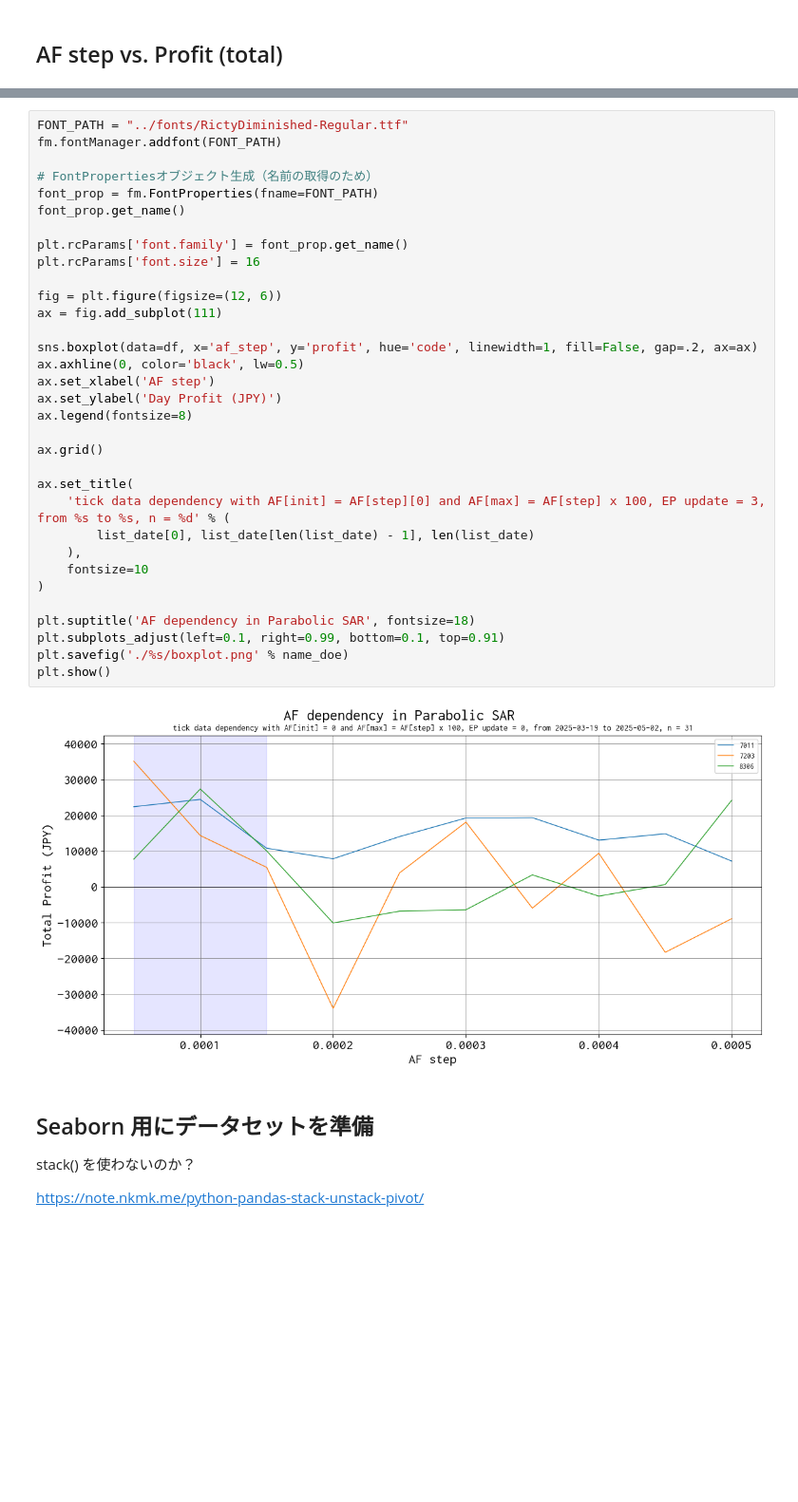
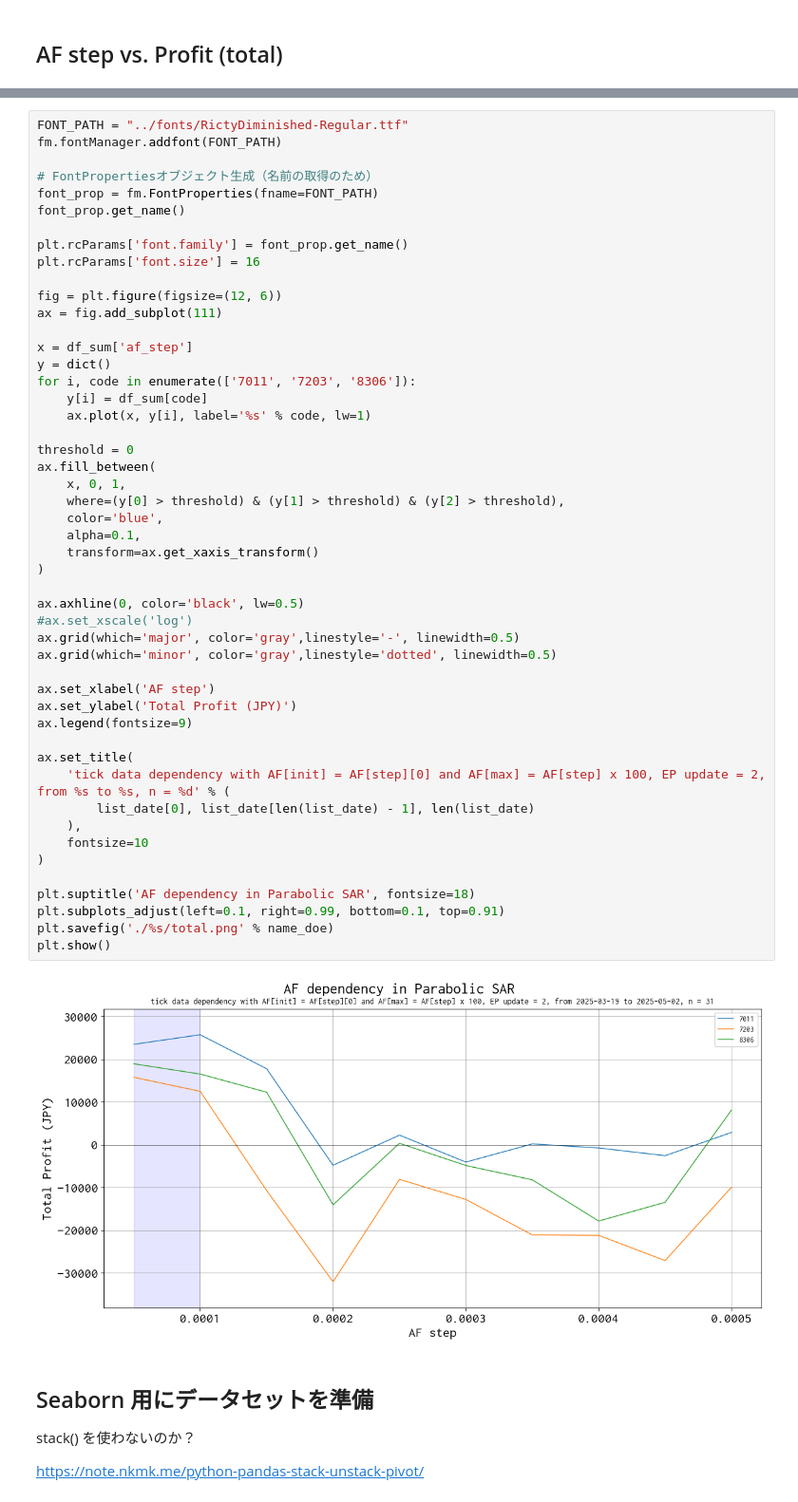
Before and after one commit to bitwalk123/day_trade_simulator, a Jupyter notebook: jupyter/exp_trial_002_epupd_3.ipynb, the cells around one changed output, grey strips where cells are left out. Shown at 95% size. Cells and saved outputs as stored; diff of their text form; blank space fills up the shorter version.

```diff
--- a/jupyter/exp_trial_002_epupd_3.ipynb
+++ b/jupyter/exp_trial_002_epupd_3.ipynb
@@ -116,38 +116,54 @@ df_sum
 # %%
 FONT_PATH = "../fonts/RictyDiminished-Regular.ttf"
 fm.fontManager.addfont(FONT_PATH)
 
 # FontPropertiesオブジェクト生成（名前の取得のため）
 font_prop = fm.FontProperties(fname=FONT_PATH)
 font_prop.get_name()
 
 plt.rcParams['font.family'] = font_prop.get_name()
 plt.rcParams['font.size'] = 16
 
 fig = plt.figure(figsize=(12, 6))
 ax = fig.add_subplot(111)
 
-sns.boxplot(data=df, x='af_step', y='profit', hue='code', linewidth=1, fill=False, gap=.2, ax=ax)
+x = df_sum['af_step']
+y = dict()
+for i, code in enumerate(['7011', '7203', '8306']):
+    y[i] = df_sum[code]
+    ax.plot(x, y[i], label='%s' % code, lw=1)
+
+threshold = 0
+ax.fill_between(
+    x, 0, 1,
+    where=(y[0] > threshold) & (y[1] > threshold) & (y[2] > threshold),
+    color='blue',
+    alpha=0.1,
+    transform=ax.get_xaxis_transform()
+)
+
 ax.axhline(0, color='black', lw=0.5)
+#ax.set_xscale('log')
+ax.grid(which='major', color='gray',linestyle='-', linewidth=0.5)
+ax.grid(which='minor', color='gray',linestyle='dotted', linewidth=0.5)
+
 ax.set_xlabel('AF step')
-ax.set_ylabel('Day Profit (JPY)')
-ax.legend(fontsize=8)
-
-ax.grid()
+ax.set_ylabel('Total Profit (JPY)')
+ax.legend(fontsize=9)
 
 ax.set_title(
-    'tick data dependency with AF[init] = AF[step][0] and AF[max] = AF[step] x 100, EP update = 3, from %s to %s, n = %d' % (
+    'tick data dependency with AF[init] = AF[step][0] and AF[max] = AF[step] x 100, EP update = 2, from %s to %s, n = %d' % (
         list_date[0], list_date[len(list_date) - 1], len(list_date)
     ),
     fontsize=10
 )
 
 plt.suptitle('AF dependency in Parabolic SAR', fontsize=18)
 plt.subplots_adjust(left=0.1, right=0.99, bottom=0.1, top=0.91)
-plt.savefig('./%s/boxplot.png' % name_doe)
+plt.savefig('./%s/total.png' % name_doe)
 plt.show()
 # %% [output]
-[figure, old version]
+[figure, new version]
 # %% [markdown]
 ## Seaborn 用にデータセットを準備
 
```
Also changed, not shown: parts of 3 cells of this notebook, 5 other files.
